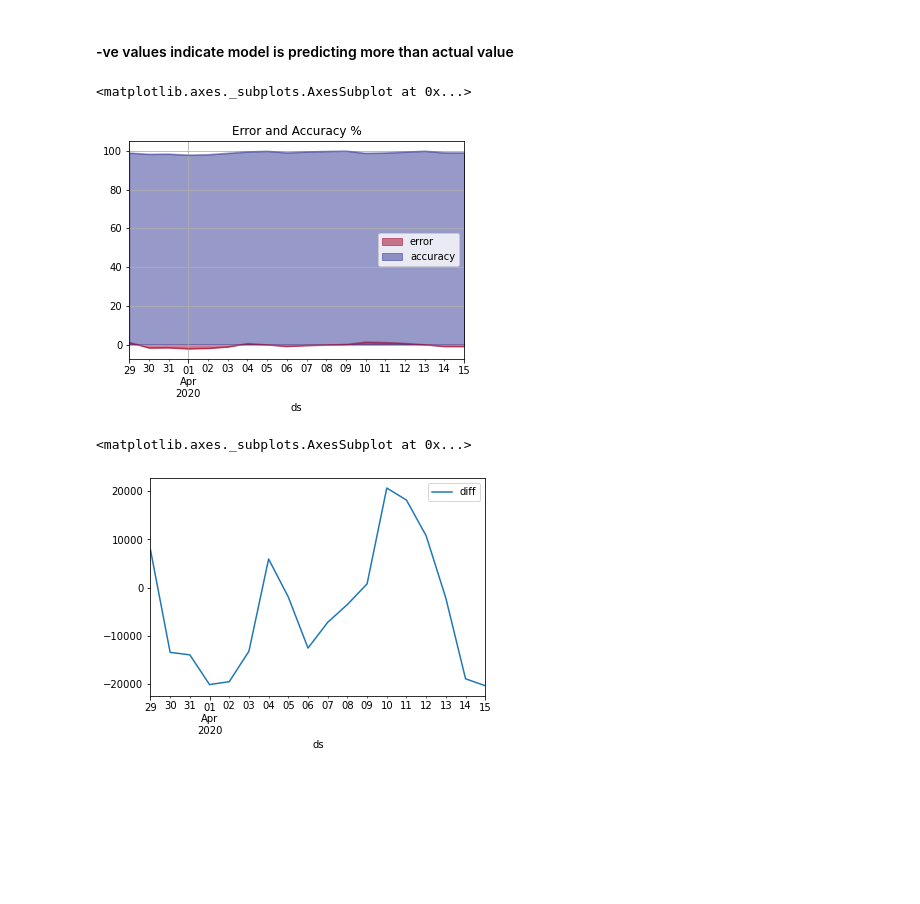
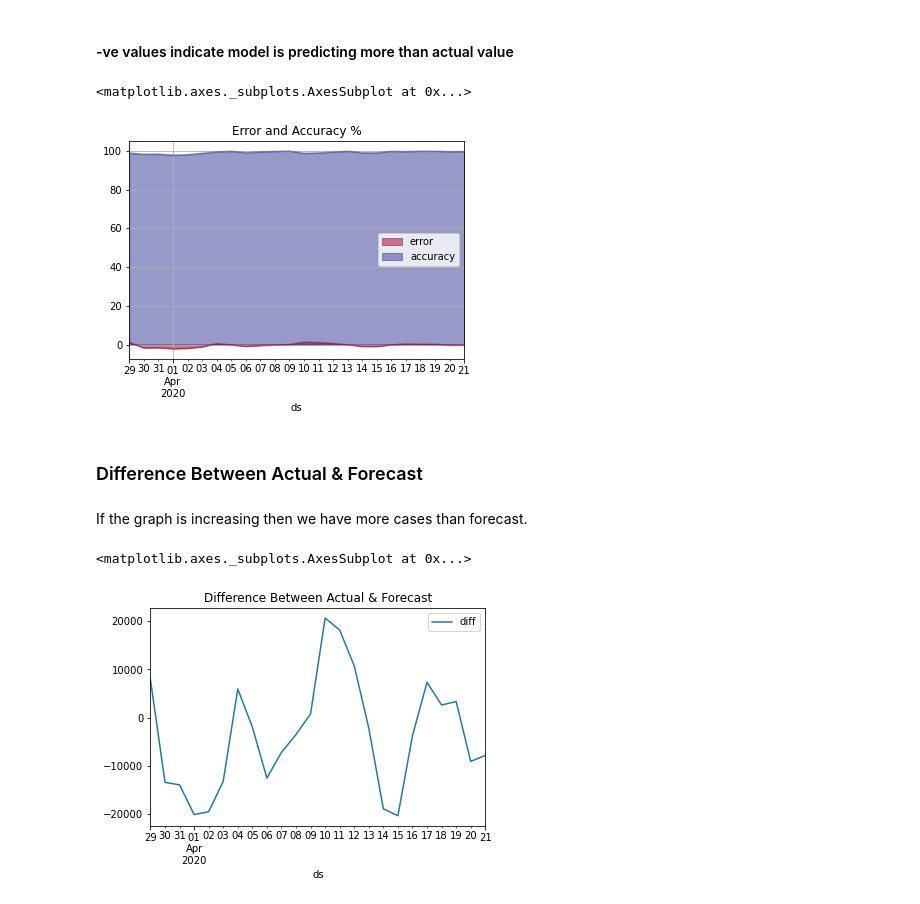
Before and after one commit to synaplasticity/fbprop, a Jupyter notebook: covaid-19-notebook.ipynb, the cells around one changed output. Drawn from its saved outputs; the diff is of its cells as text; code cells hidden in the pictures; blank space fills up the shorter version.

```diff
--- a/covaid-19-notebook.ipynb
+++ b/covaid-19-notebook.ipynb
@@ -139,7 +139,7 @@ py.iplot(fig)
 f_validate = forecast.copy()
 # %%
 s_date = pd.to_datetime('2020-03-29')
-e_date = pd.to_datetime('2020-04-17')
+e_date = pd.to_datetime('2020-04-23')
 # %%
 f_validate = f_validate.loc[(f_validate['ds'] >= s_date) & (f_validate['ds'] <= e_date)]
 # %%
@@ -167,7 +167,13 @@ f_validate['actual'] = [720117.0,
                         1976191.0,
                         2056054.0,
                         2152646.0,
-                        2240190.0]
+                        2240190.0,
+                        2317758.0,
+                        2401101.0,
+                        2472258.0,
+                        2549122.0,
+                        2624089.0,
+                        2708884.0]
 # %%
 f_validate_actual_len = len(f_validate)
 # %%
@@ -214,10 +220,14 @@ f_val_results[0:-2].plot(x='ds', y=['error', 'accuracy'],
                         grid=True)
 # %% [output]
 <matplotlib.axes._subplots.AxesSubplot at 0x...>
-[figure, old version]
+[figure, new version]
+# %% [markdown]
+### Difference Between Actual & Forecast
+# %% [markdown]
+If the graph is increasing then we have more cases than forecast.
 # %%
 f_val_results[0:-2].plot(x='ds', y=['diff'],
-                        kind='line')
+                        kind='line', title="Difference Between Actual & Forecast")
 # %% [output]
 <matplotlib.axes._subplots.AxesSubplot at 0x...>
-[figure, old version]
+[figure, new version]
```
Also changed, not shown: parts of 5 cells of this notebook.
